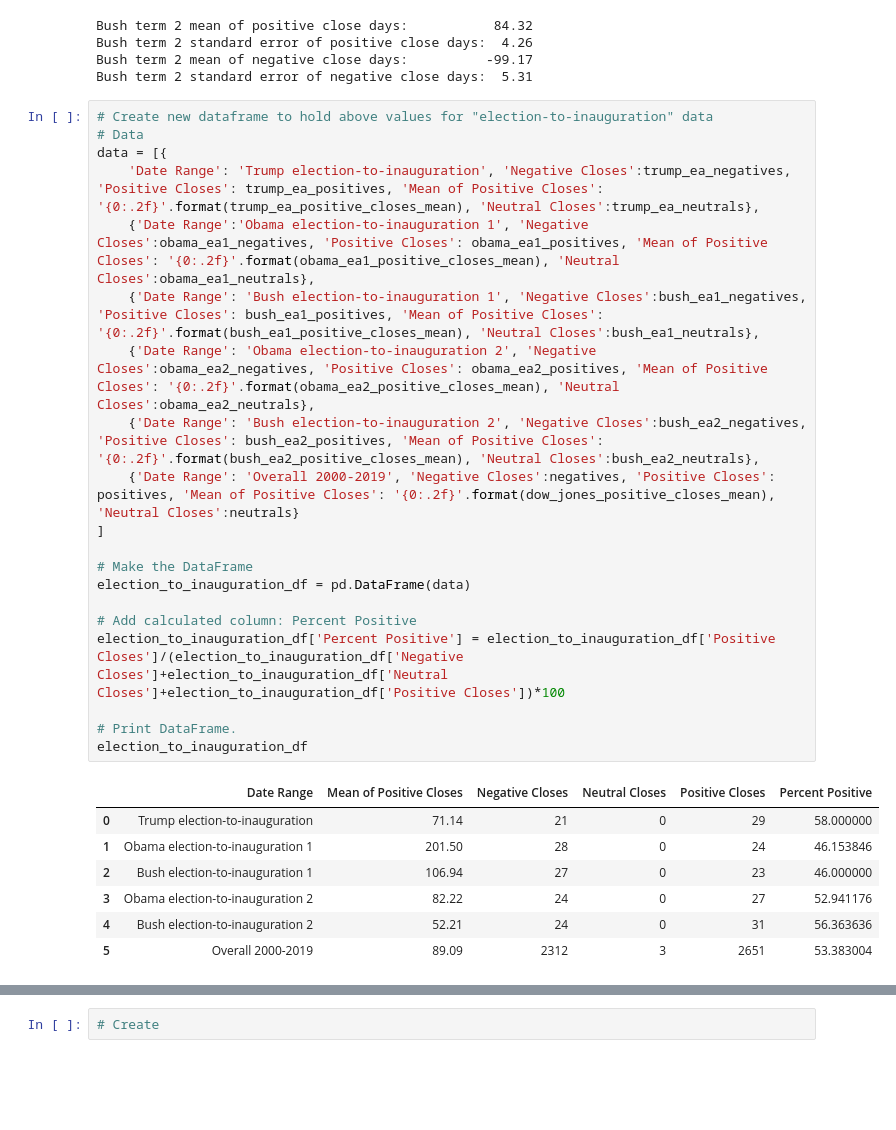
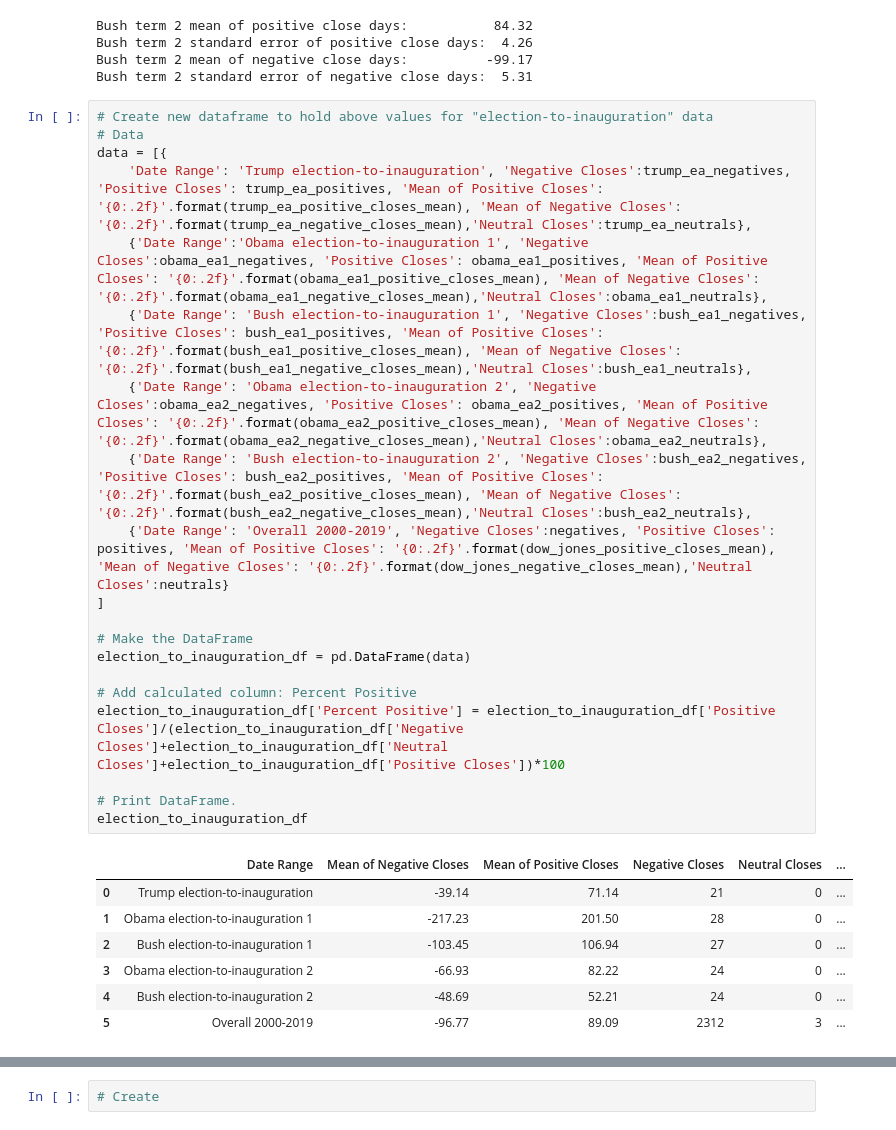
Before and after one commit to 123bmoney0/Project-1---Brute-Force, a Jupyter notebook: Project 1 Brute Force continuing code.ipynb, the cells around one changed output, grey strips where cells are left out. Cells and saved outputs as stored; diff of their text form; blank space fills up the shorter version.

```diff
--- a/Project 1 Brute Force continuing code.ipynb
+++ b/Project 1 Brute Force continuing code.ipynb
@@ -648,28 +652,28 @@ Bush term 2 standard error of negative close days:  5.31
 # %%
 # Create new dataframe to hold above values for "election-to-inauguration" data
 # Data
 data = [{
-    'Date Range': 'Trump election-to-inauguration', 'Negative Closes':trump_ea_negatives, 'Positive Closes': trump_ea_positives, 'Mean of Positive Closes': '{0:.2f}'.format(trump_ea_positive_closes_mean), 'Neutral Closes':trump_ea_neutrals},
-    {'Date Range':'Obama election-to-inauguration 1', 'Negative Closes':obama_ea1_negatives, 'Positive Closes': obama_ea1_positives, 'Mean of Positive Closes': '{0:.2f}'.format(obama_ea1_positive_closes_mean), 'Neutral Closes':obama_ea1_neutrals},
-    {'Date Range': 'Bush election-to-inauguration 1', 'Negative Closes':bush_ea1_negatives, 'Positive Closes': bush_ea1_positives, 'Mean of Positive Closes': '{0:.2f}'.format(bush_ea1_positive_closes_mean), 'Neutral Closes':bush_ea1_neutrals},
-    {'Date Range': 'Obama election-to-inauguration 2', 'Negative Closes':obama_ea2_negatives, 'Positive Closes': obama_ea2_positives, 'Mean of Positive Closes': '{0:.2f}'.format(obama_ea2_positive_closes_mean), 'Neutral Closes':obama_ea2_neutrals},
-    {'Date Range': 'Bush election-to-inauguration 2', 'Negative Closes':bush_ea2_negatives, 'Positive Closes': bush_ea2_positives, 'Mean of Positive Closes': '{0:.2f}'.format(bush_ea2_positive_closes_mean), 'Neutral Closes':bush_ea2_neutrals},
-    {'Date Range': 'Overall 2000-2019', 'Negative Closes':negatives, 'Positive Closes': positives, 'Mean of Positive Closes': '{0:.2f}'.format(dow_jones_positive_closes_mean), 'Neutral Closes':neutrals}
+    'Date Range': 'Trump election-to-inauguration', 'Negative Closes':trump_ea_negatives, 'Positive Closes': trump_ea_positives, 'Mean of Positive Closes': '{0:.2f}'.format(trump_ea_positive_closes_mean), 'Mean of Negative Closes': '{0:.2f}'.format(trump_ea_negative_closes_mean),'Neutral Closes':trump_ea_neutrals},
+    {'Date Range':'Obama election-to-inauguration 1', 'Negative Closes':obama_ea1_negatives, 'Positive Closes': obama_ea1_positives, 'Mean of Positive Closes': '{0:.2f}'.format(obama_ea1_positive_closes_mean), 'Mean of Negative Closes': '{0:.2f}'.format(obama_ea1_negative_closes_mean),'Neutral Closes':obama_ea1_neutrals},
+    {'Date Range': 'Bush election-to-inauguration 1', 'Negative Closes':bush_ea1_negatives, 'Positive Closes': bush_ea1_positives, 'Mean of Positive Closes': '{0:.2f}'.format(bush_ea1_positive_closes_mean), 'Mean of Negative Closes': '{0:.2f}'.format(bush_ea1_negative_closes_mean),'Neutral Closes':bush_ea1_neutrals},
+    {'Date Range': 'Obama election-to-inauguration 2', 'Negative Closes':obama_ea2_negatives, 'Positive Closes': obama_ea2_positives, 'Mean of Positive Closes': '{0:.2f}'.format(obama_ea2_positive_closes_mean), 'Mean of Negative Closes': '{0:.2f}'.format(obama_ea2_negative_closes_mean),'Neutral Closes':obama_ea2_neutrals},
+    {'Date Range': 'Bush election-to-inauguration 2', 'Negative Closes':bush_ea2_negatives, 'Positive Closes': bush_ea2_positives, 'Mean of Positive Closes': '{0:.2f}'.format(bush_ea2_positive_closes_mean), 'Mean of Negative Closes': '{0:.2f}'.format(bush_ea2_negative_closes_mean),'Neutral Closes':bush_ea2_neutrals},
+    {'Date Range': 'Overall 2000-2019', 'Negative Closes':negatives, 'Positive Closes': positives, 'Mean of Positive Closes': '{0:.2f}'.format(dow_jones_positive_closes_mean), 'Mean of Negative Closes': '{0:.2f}'.format(dow_jones_negative_closes_mean),'Neutral Closes':neutrals}
 ]
 
 # Make the DataFrame
 election_to_inauguration_df = pd.DataFrame(data)
 
 # Add calculated column: Percent Positive
 election_to_inauguration_df['Percent Positive'] = election_to_inauguration_df['Positive Closes']/(election_to_inauguration_df['Negative Closes']+election_to_inauguration_df['Neutral Closes']+election_to_inauguration_df['Positive Closes'])*100
 
 # Print DataFrame.
 election_to_inauguration_df
 # %% [output]
-|  | Date Range | Mean of Positive Closes | Negative Closes | Neutral Closes | Positive Closes | Percent Positive |
-| 0 | Trump election-to-inauguration | 71.14 | 21 | 0 | 29 | 58.000000 |
-| 1 | Obama election-to-inauguration 1 | 201.50 | 28 | 0 | 24 | 46.153846 |
-| 2 | Bush election-to-inauguration 1 | 106.94 | 27 | 0 | 23 | 46.000000 |
-| 3 | Obama election-to-inauguration 2 | 82.22 | 24 | 0 | 27 | 52.941176 |
-| 4 | Bush election-to-inauguration 2 | 52.21 | 24 | 0 | 31 | 56.363636 |
-| 5 | Overall 2000-2019 | 89.09 | 2312 | 3 | 2651 | 53.383004 |
+|  | Date Range | Mean of Negative Closes | Mean of Positive Closes | Negative Closes | Neutral Closes | ... |
+| 0 | Trump election-to-inauguration | -39.14 | 71.14 | 21 | 0 | ... |
+| 1 | Obama election-to-inauguration 1 | -217.23 | 201.50 | 28 | 0 | ... |
+| 2 | Bush election-to-inauguration 1 | -103.45 | 106.94 | 27 | 0 | ... |
+| 3 | Obama election-to-inauguration 2 | -66.93 | 82.22 | 24 | 0 | ... |
+| 4 | Bush election-to-inauguration 2 | -48.69 | 52.21 | 24 | 0 | ... |
+| 5 | Overall 2000-2019 | -96.77 | 89.09 | 2312 | 3 | ... |
```
Also changed, not shown: parts of 9 cells of this notebook.
